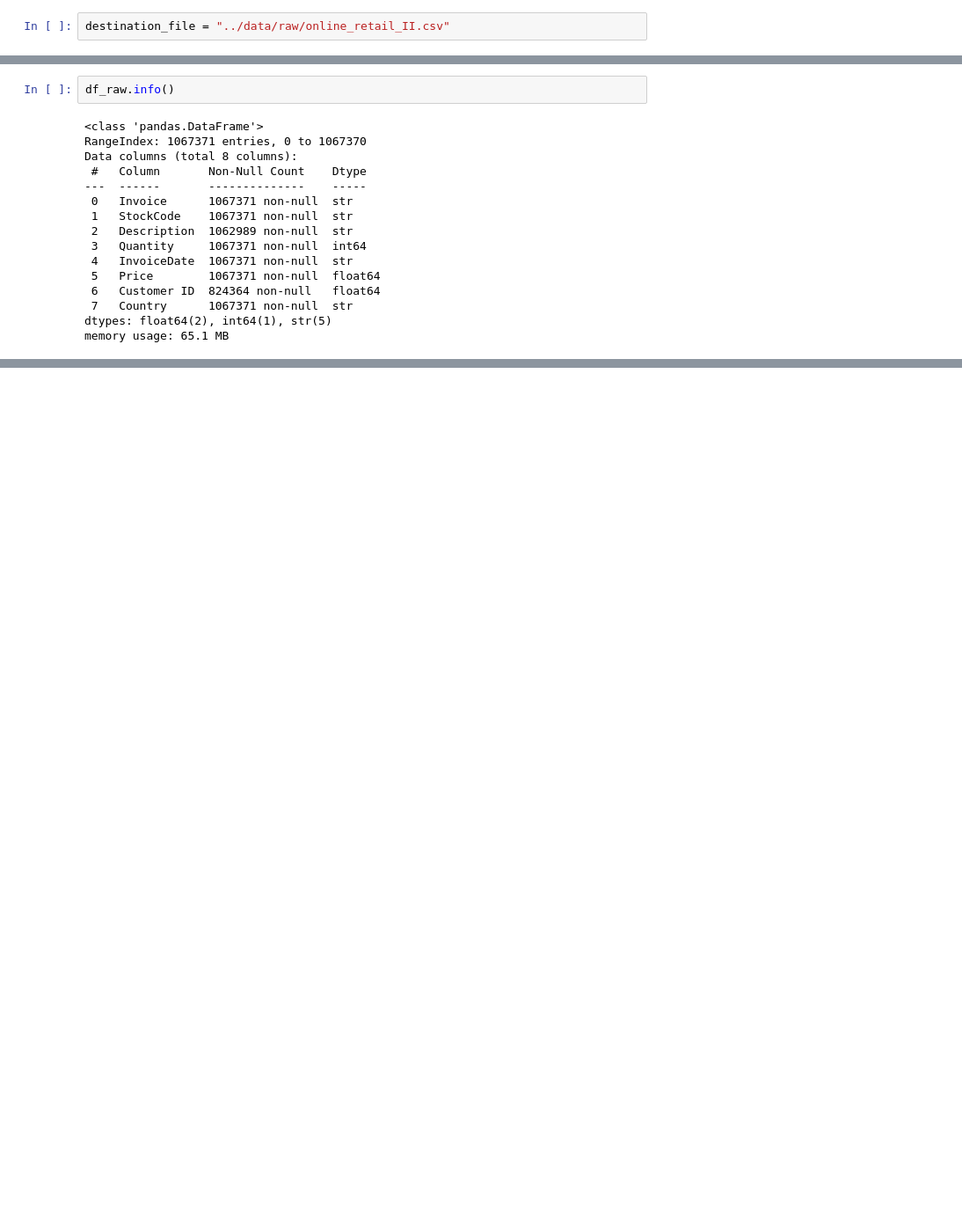
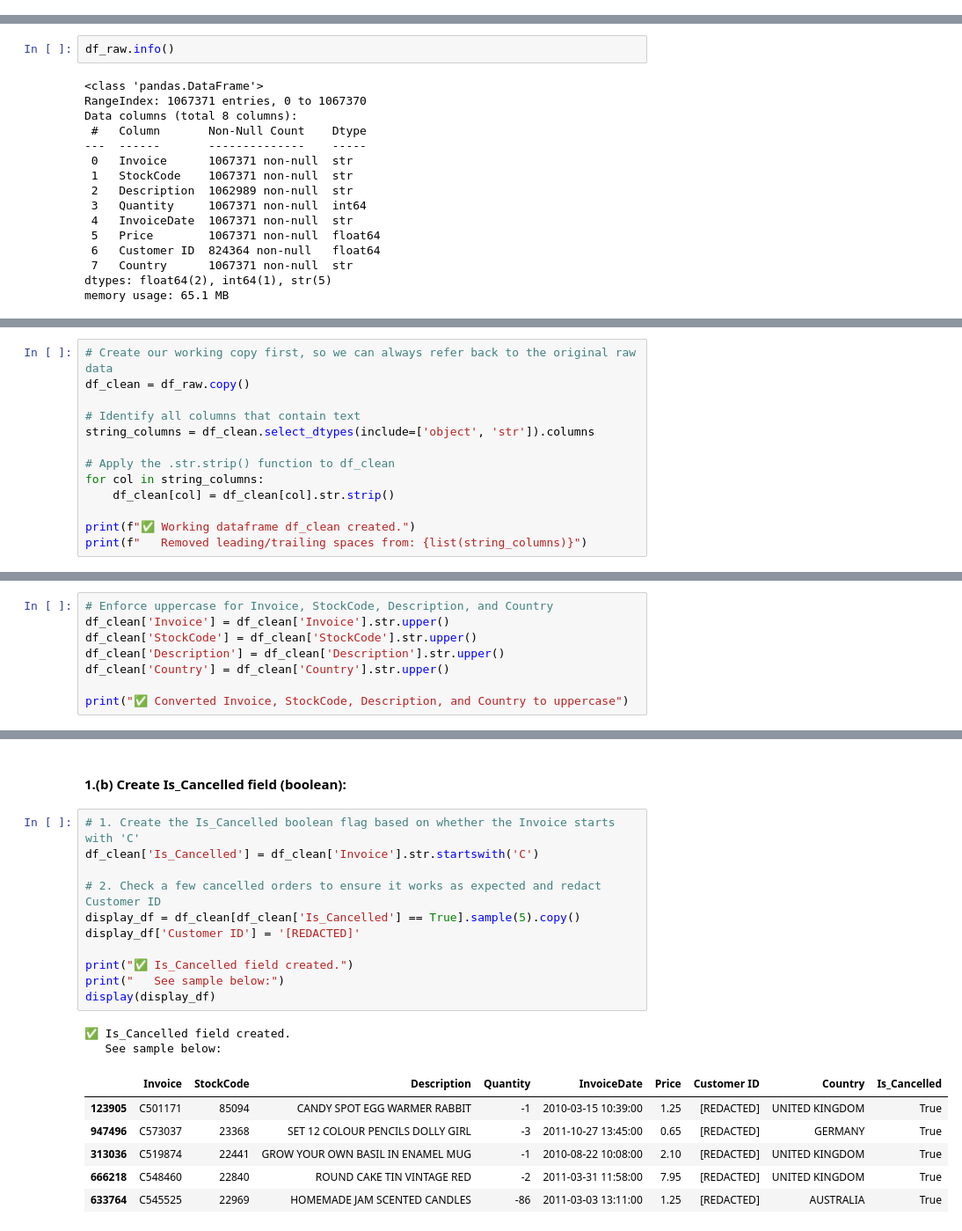
Before and after one commit to sachaplaye/rfm-lifecycle-segmentation, a Jupyter notebook: notebooks/1_data_clean_and_stage.ipynb, the cells around one changed output, grey strips where cells are left out. Shown at 88% size. Saved outputs shown, nothing was run; the diff lists cells and outputs as text; blank space fills up the shorter version.

```diff
--- a/notebooks/1_data_clean_and_stage.ipynb
+++ b/notebooks/1_data_clean_and_stage.ipynb
@@ -42,2 +44,0 @@ source_file = os.path.join(cache_path, csv_filename)
-# %%
-destination_file = "../data/raw/online_retail_II.csv"
@@ -100,0 +219,13 @@ memory usage: 65.1 MB
+# %%
+# Create our working copy first, so we can always refer back to the original raw data
+df_clean = df_raw.copy()
+
+# Identify all columns that contain text
+string_columns = df_clean.select_dtypes(include=['object', 'str']).columns
+
+# Apply the .str.strip() function to df_clean
+for col in string_columns:
+    df_clean[col] = df_clean[col].str.strip()
+
+print(f"✅ Working dataframe df_clean created.")
+print(f"   Removed leading/trailing spaces from: {list(string_columns)}")
@@ -100,0 +237,8 @@ memory usage: 65.1 MB
+# %%
+# Enforce uppercase for Invoice, StockCode, Description, and Country
+df_clean['Invoice'] = df_clean['Invoice'].str.upper()
+df_clean['StockCode'] = df_clean['StockCode'].str.upper()
+df_clean['Description'] = df_clean['Description'].str.upper()
+df_clean['Country'] = df_clean['Country'].str.upper()
+
+print("✅ Converted Invoice, StockCode, Description, and Country to uppercase")
@@ -100,0 +290,22 @@ memory usage: 65.1 MB
+# %% [markdown]
+#### 1.(b) Create Is_Cancelled field (boolean):
+# %%
+# 1. Create the Is_Cancelled boolean flag based on whether the Invoice starts with 'C'
+df_clean['Is_Cancelled'] = df_clean['Invoice'].str.startswith('C')
+
+# 2. Check a few cancelled orders to ensure it works as expected and redact Customer ID
+display_df = df_clean[df_clean['Is_Cancelled'] == True].sample(5).copy()
+display_df['Customer ID'] = '[REDACTED]'
+
+print("✅ Is_Cancelled field created.")
+print("   See sample below:")
+display(display_df)
+# %% [output]
+✅ Is_Cancelled field created.
+   See sample below:
+|  | Invoice | StockCode | Description | Quantity | InvoiceDate | Price | Customer ID | Country | Is_Cancelled |
+| 123905 | C501171 | 85094 | CANDY SPOT EGG WARMER RABBIT | -1 | 2010-03-15 10:39:00 | 1.25 | [REDACTED] | UNITED KINGDOM | True |
+| 947496 | C573037 | 23368 | SET 12 COLOUR PENCILS DOLLY GIRL | -3 | 2011-10-27 13:45:00 | 0.65 | [REDACTED] | GERMANY | True |
+| 313036 | C519874 | 22441 | GROW YOUR OWN BASIL IN ENAMEL MUG | -1 | 2010-08-22 10:08:00 | 2.10 | [REDACTED] | UNITED KINGDOM | True |
+| 666218 | C548460 | 22840 | ROUND CAKE TIN VINTAGE RED | -2 | 2011-03-31 11:58:00 | 7.95 | [REDACTED] | UNITED KINGDOM | True |
+| 633764 | C545525 | 22969 | HOMEMADE JAM SCENTED CANDLES | -86 | 2011-03-03 13:11:00 | 1.25 | [REDACTED] | AUSTRALIA | True |
```
Also changed, not shown: parts of 59 cells of this notebook.
